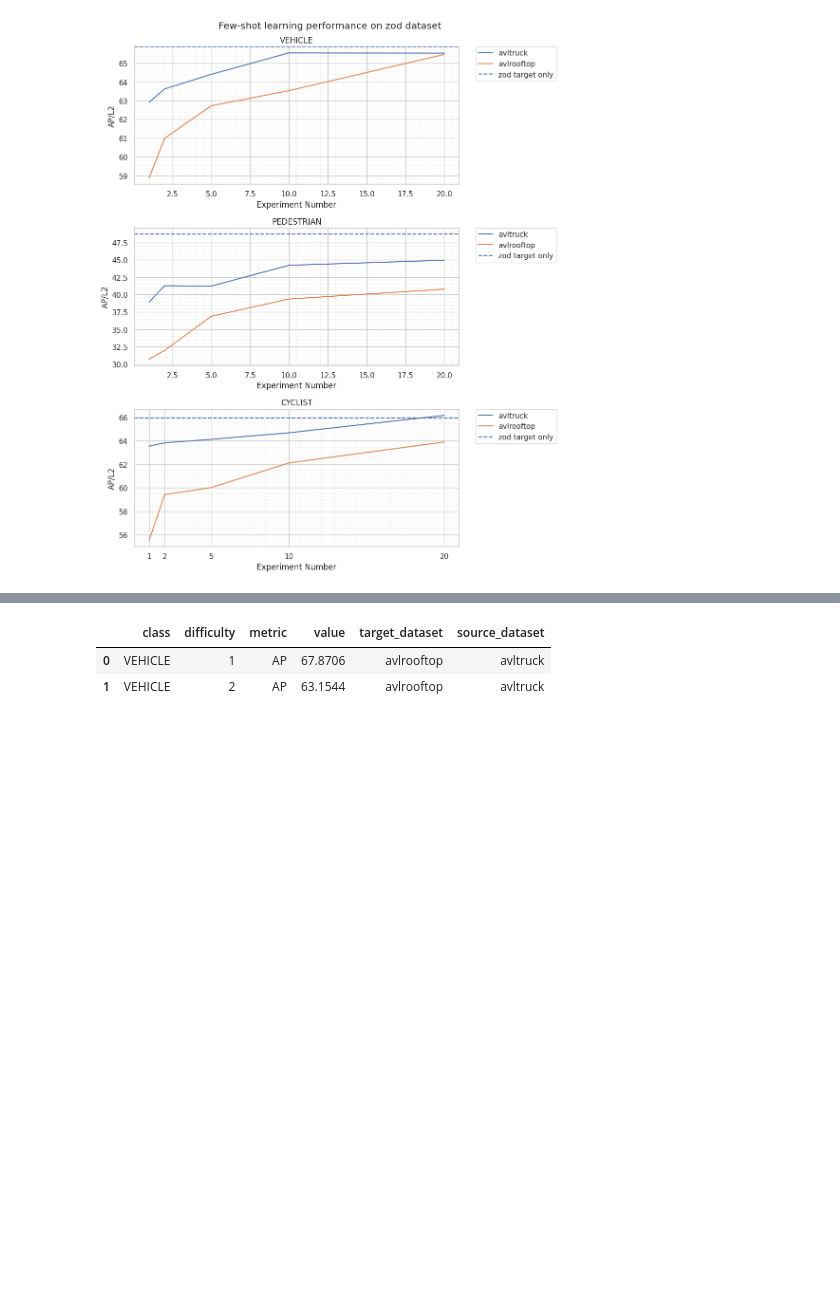
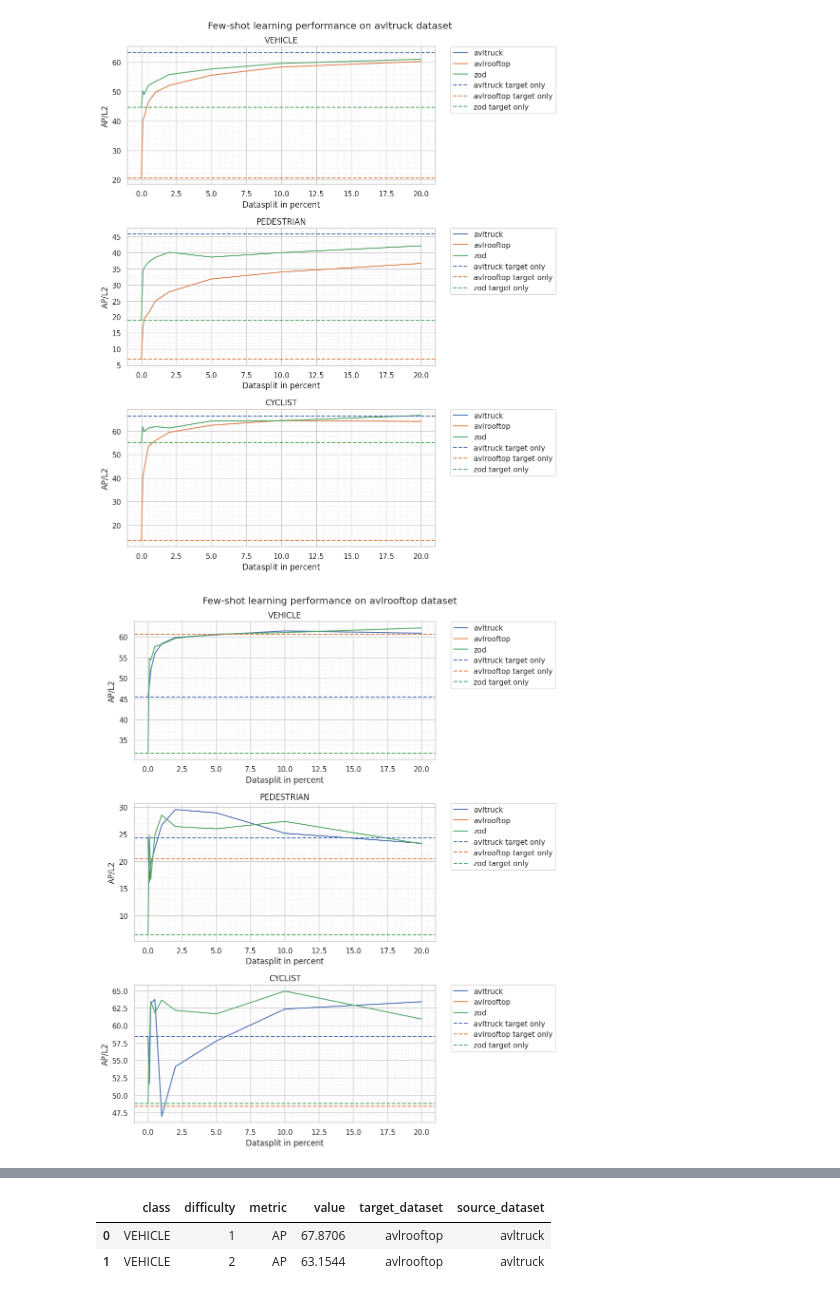
Before and after one commit to griesbchr/3DTrans, a Jupyter notebook: tools/misc/analyze_fewshot_logs.ipynb, the cells around one changed output, grey strips where cells are left out. Saved outputs shown, nothing was run; the diff lists cells and outputs as text; code cells hidden in the pictures; blank space fills up the shorter version.

```diff
--- a/tools/misc/analyze_fewshot_logs.ipynb
+++ b/tools/misc/analyze_fewshot_logs.ipynb
@@ -111,11 +111,10 @@ def plot_results(results_df, metric="AP", difficulty="2", clss="Vehicle", target
         ax = plt.gca()
 
     sns.lineplot(data=plot_df, x="exp_number", y="value", hue="source_dataset", ax=ax)
-    #plt.xscale('log')
-    plt.xticks(results_df["exp_number"].unique())
+    #plt.xticks(results_df["exp_number"].unique())
     ax.set_title(clss)
     ax.set_ylabel(metric+"/L"+difficulty,)
-    ax.set_xlabel("Experiment Number")
+    ax.set_xlabel("Datasplit in percent")
 
 
     #add minor grid
@@ -156,12 +155,15 @@ def find_subfolder(parent_folder, subfolder_name):
 baseline_folder = "/home/cgriesbacher/thesis/3DTrans/output/zod_models/pvrcnnpp/D16_50epochs/eval/epoch_50/val/avltruck"
 
 # fewshot names experiment names
-exp_names = ["1%","2%","5%","10%", "20%"]
-exp_numbers = [1, 2, 5, 10, 20]
+exp_names = ["0.1%", "0.2%", "0.5%", "1%","2%","5%","10%", "20%"]
+exp_numbers = [0.1, 0.2, 0.5, 1, 2, 5, 10, 20]
 dataset_names = ["avltruck", "avlrooftop", "zod"]
 source_dataset_fileexts = ["D6_50epochs", "D1_50epochs", "D16_50epochs"]
 
 target_dataset_subsample_factors = [
+["D6000", "D1000", "D16000"],
+["D3000", "D500", "D8000"],
+["D1200", "D200", "D3200"],
 ["D600", "D100", "D1600"],
 ["D300", "D50", "D800"],
 ["D120", "D20", "D320"],
@@ -187,6 +189,12 @@ for source_dataset_i, source_dataset in enumerate(dataset_names):
         df["target_dataset"] = target_dataset
         df["source_dataset"] = source_dataset
         baseline_df = pd.concat([baseline_df, df])
+
+
+#add baselines to results_df
+baseline_df["exp_name"] = "0%"
+baseline_df["exp_number"] = 0
+results_df = pd.concat([results_df, baseline_df])
 
 for exp_i, exp_name in enumerate(exp_names):
     exp_number = exp_numbers[exp_i]
@@ -254,15 +262,17 @@ results_df
 # %%
 clss_names = ["VEHICLE", "PEDESTRIAN", "CYCLIST"]
 target_datasts = ["avltruck", "avlrooftop", "zod"]
 #lineplot for each class, difficulty 2
 sns.set_theme(style="whitegrid")
-target_dataset = "zod"
-fig, axs = plt.subplots(3, 1, figsize=(10, 12))
-for clss in clss_names:
-    ax = axs[clss_names.index(clss)]
-    plot_results(results_df.copy(), metric="AP", difficulty="2", clss=clss, target_dataset=target_dataset, draw_baseline=True, target_baseline_only=True, baseline_df=baseline_df, ax=ax)
-plt.suptitle("Few-shot learning performance on "+target_dataset+" dataset")
-plt.tight_layout()
-plt.show()
+for target_dataset in target_datasts:
+    fig, axs = plt.subplots(3, 1, figsize=(10, 12))
+    for clss in clss_names:
+        ax = axs[clss_names.index(clss)]
+        plot_results(results_df.copy(), metric="AP", difficulty="2", clss=clss, target_dataset=target_dataset, draw_baseline=True, target_baseline_only=False, baseline_df=baseline_df, ax=ax)
+    #plt.xscale('log')
+    plt.suptitle("Few-shot learning performance on "+target_dataset+" dataset")
+    plt.tight_layout()
+    plt.show()
 # %% [output]
-[figure, old version]
+[figure, new version]
+[figure, added]
```
Also changed, not shown: parts of 2 cells of this notebook, 19 other files.
